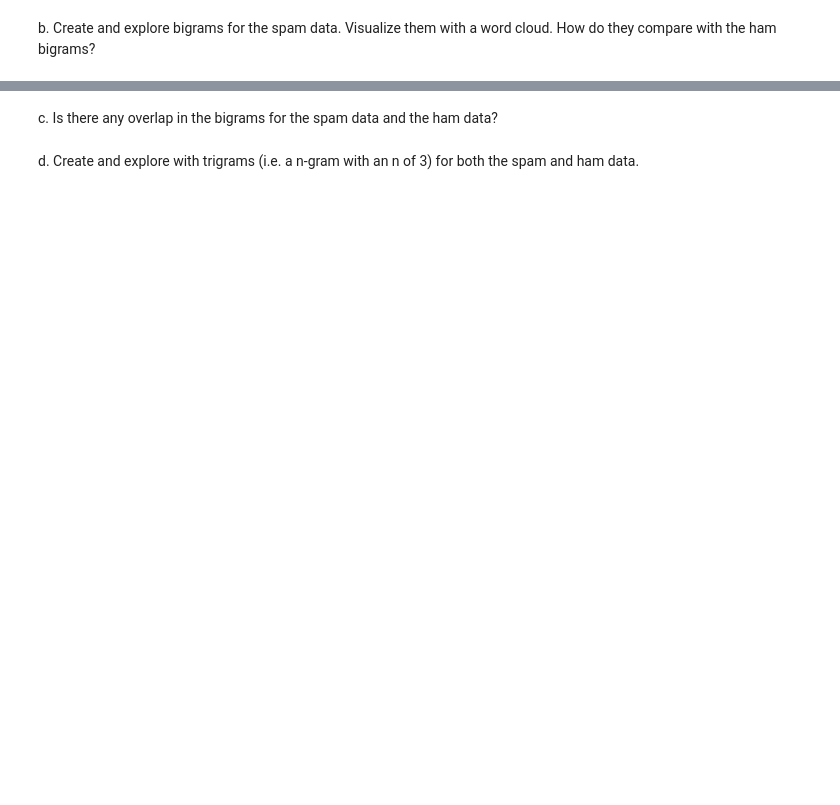
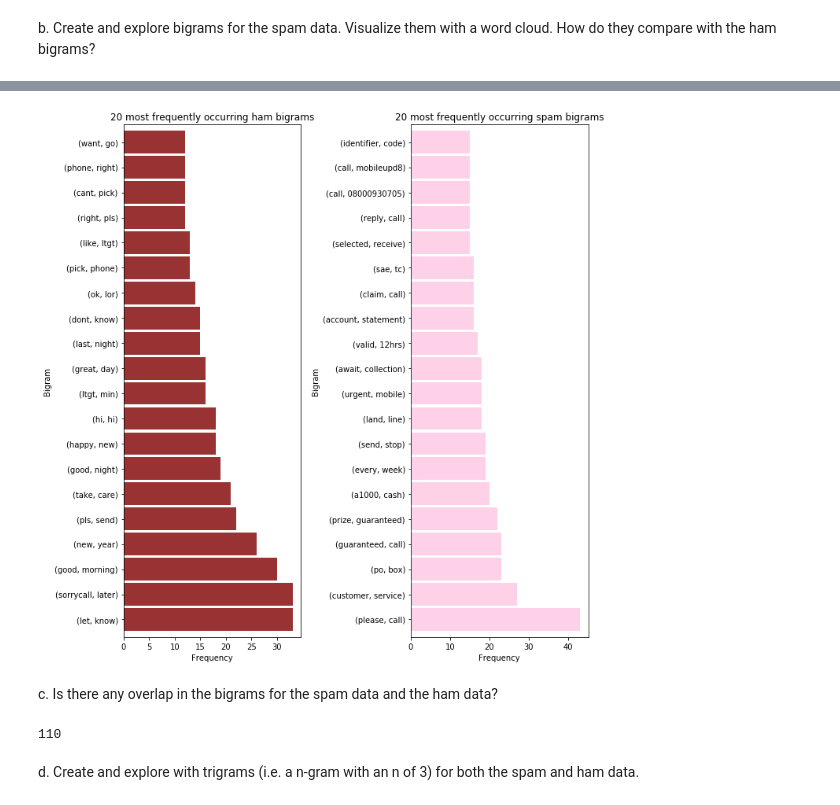
Before and after one commit to Brandon-Martinez27/natural-language-processing-exercises, a Jupyter notebook: explore.ipynb, the cells around one changed output, grey strips where cells are left out. Drawn from its saved outputs; the diff is of its cells as text; code cells hidden in the pictures; blank space fills up the shorter version.

```diff
--- a/explore.ipynb
+++ b/explore.ipynb
@@ -27,4 +135,28 @@ df.head()
+# %%
+# get the bigrams for ham and spam
+ham_bigrams = pd.Series(list(nltk.ngrams(ham_words.split(), 2))).value_counts()
+spam_bigrams = pd.Series(list(nltk.ngrams(spam_words.split(), 2))).value_counts()
+# %%
+plt.subplot(121)
+ham_bigrams.head(20).plot.barh(color='maroon', width=.9, figsize=(10, 10), alpha=.8)
+plt.title('20 most frequently occurring ham bigrams')
+plt.ylabel('Bigram')
+plt.xlabel('Frequency')
+
+plt.subplot(122)
+spam_bigrams.head(20).plot.barh(color='hotpink', width=.9, figsize=(10, 10), alpha=.3)
+plt.title('20 most frequently occurring spam bigrams')
+plt.ylabel('Bigram')
+plt.xlabel('Frequency')
+plt.tight_layout()
+plt.show()
+# %% [output]
+[figure, added]
 # %% [markdown]
  c. Is there any overlap in the bigrams for the spam data and the ham data?
+# %%
+ham_bigrams.index.isin(spam_bigrams.index).sum()
+# %% [output]
+110
 # %% [markdown]
  d. Create and explore with trigrams (i.e. a n-gram with an n of 3) for both the spam and ham data.
```
Also changed, not shown: parts of 20 cells of this notebook.
